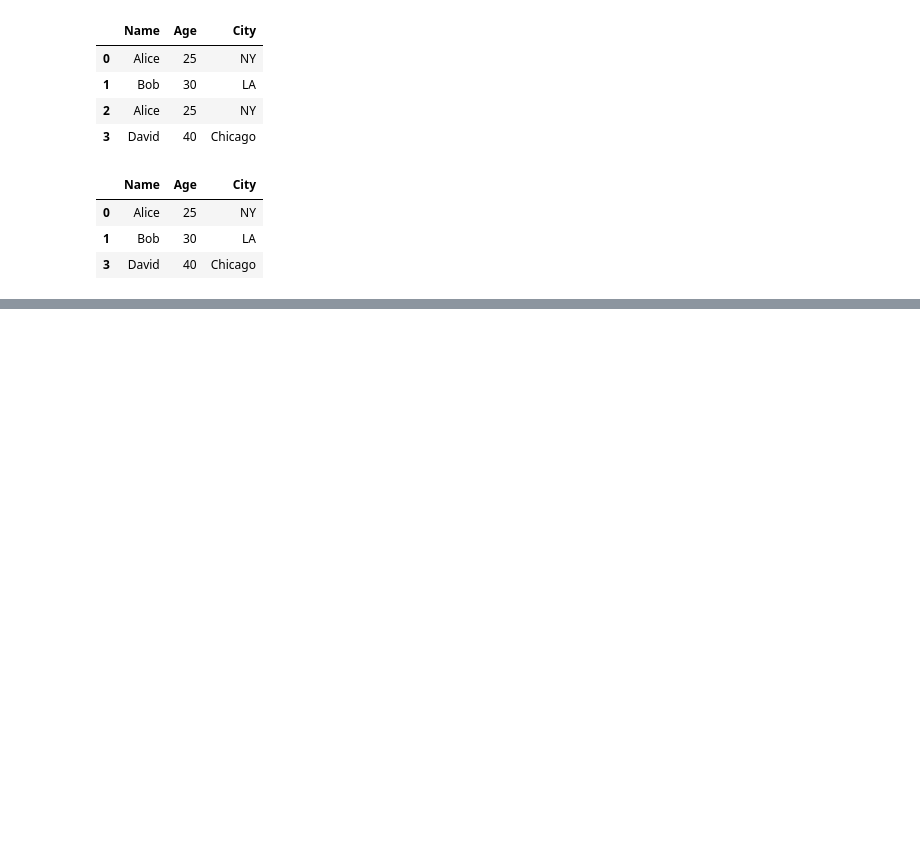
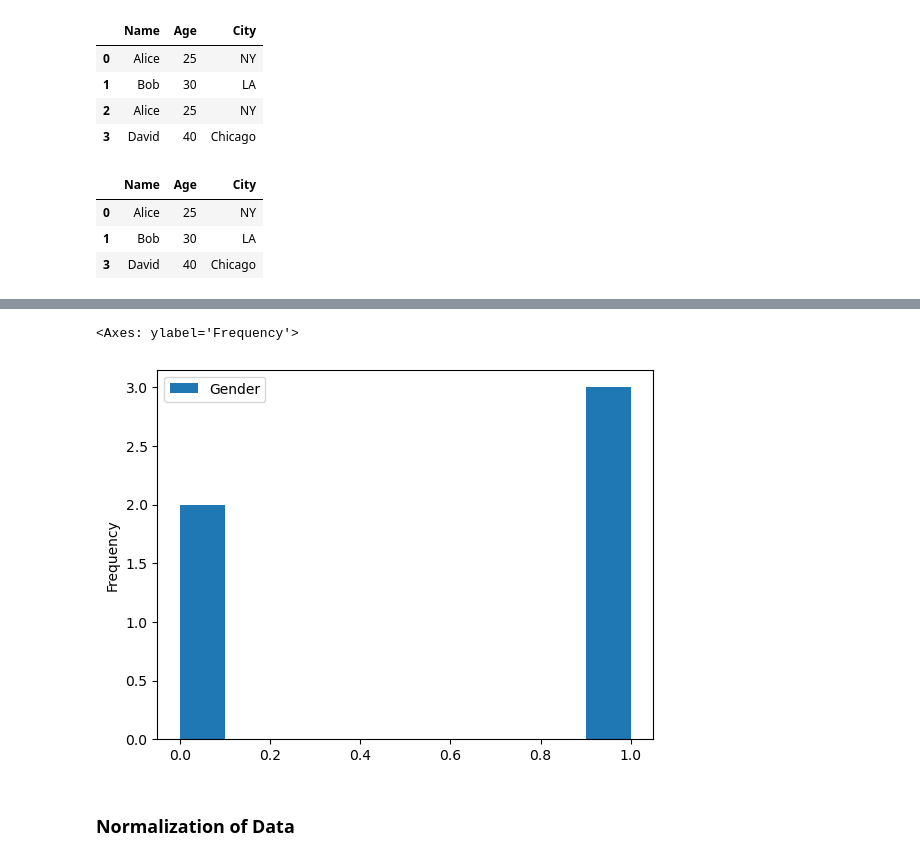
Before and after one commit to Artificial-Intelligence-Appo-Matrix/Python-Labs, a Jupyter notebook: Pandas_labs.ipynb, the cells around one changed output, grey strips where cells are left out. Drawn from its saved outputs; the diff is of its cells as text; code cells hidden in the pictures; blank space fills up the shorter version.

```diff
--- a/Pandas_labs.ipynb
+++ b/Pandas_labs.ipynb
@@ -1920,0 +2040,7 @@ display(unique_df)
+# %%
+df.plot.hist()
+# %% [output]
+<Axes: ylabel='Frequency'>
+[figure, added]
+# %% [markdown]
+### Normalization of Data
```
Also changed, not shown: parts of 47 cells of this notebook.
